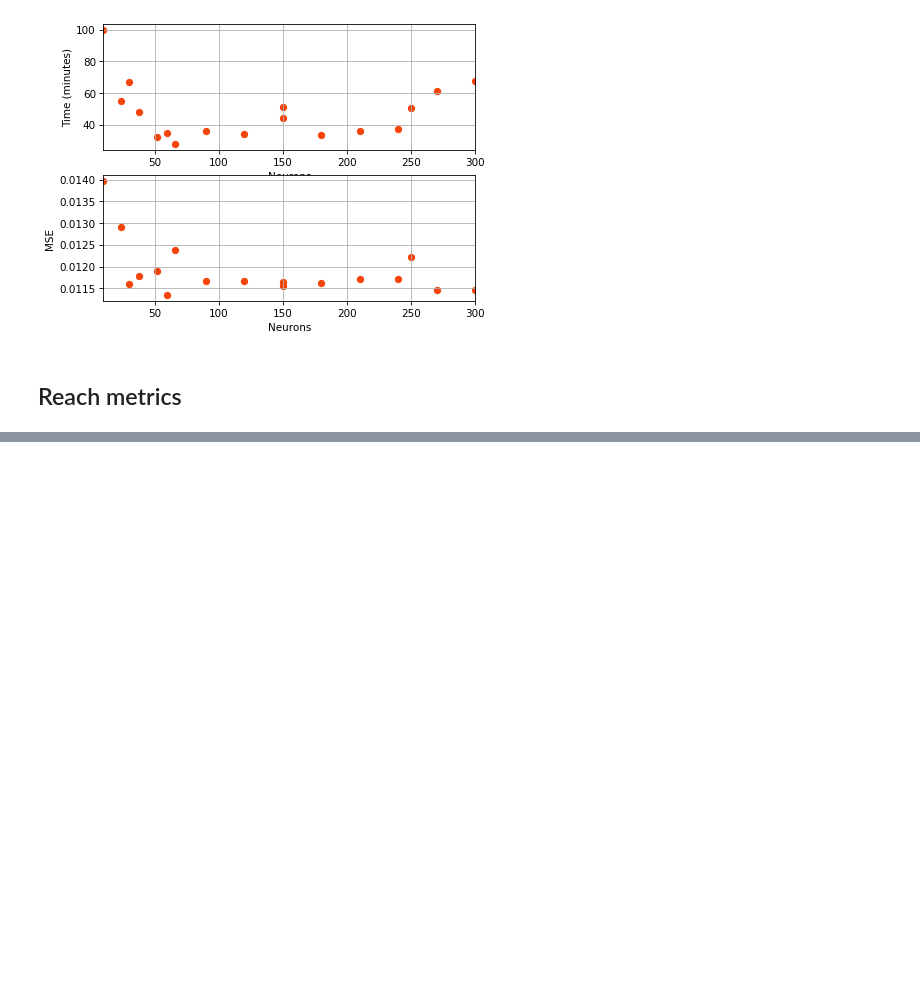
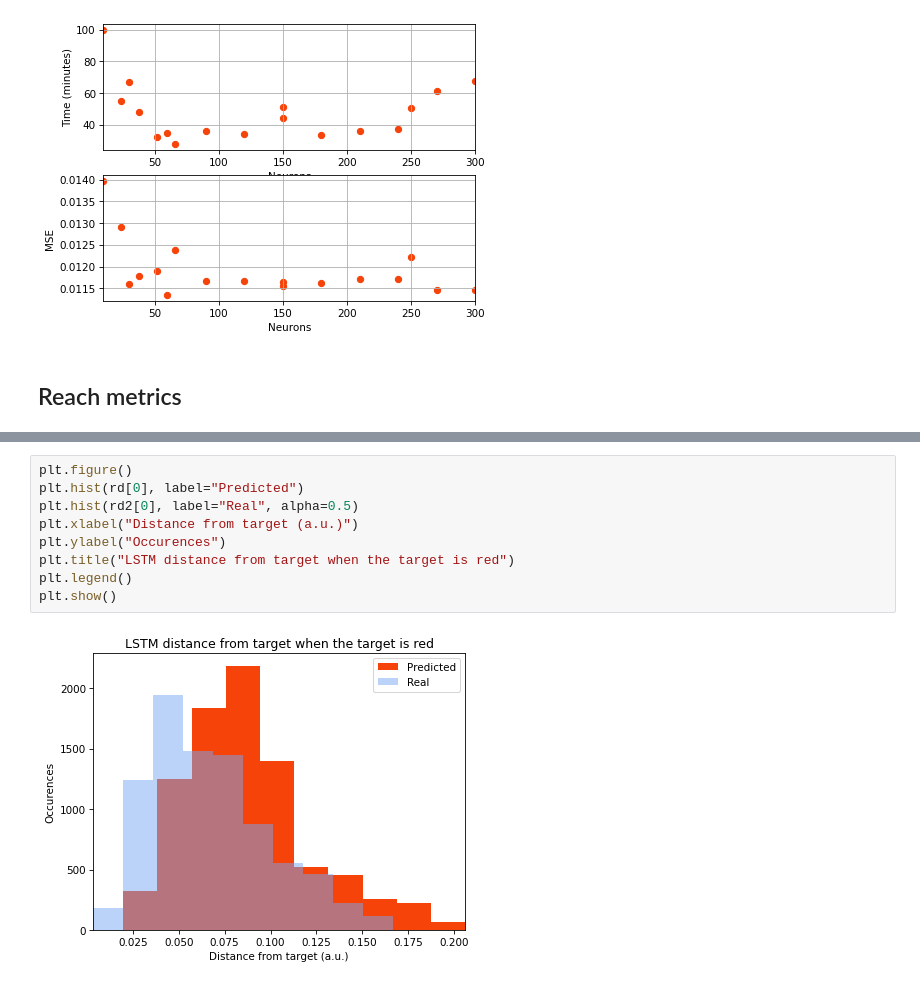
Before and after one commit to PAUL-BERNARD/Bernard2024_ICANN_prosthesis_reservoir, a Jupyter notebook: 3_lstm.ipynb, the cells around one changed output, grey strips where cells are left out. Cells and saved outputs as stored; diff of their text form; blank space fills up the shorter version.

```diff
--- a/3_lstm.ipynb
+++ b/3_lstm.ipynb
@@ -494,0 +580,11 @@ plt.show()
+# %%
+plt.figure()
+plt.hist(rd[0], label="Predicted")
+plt.hist(rd2[0], label="Real", alpha=0.5)
+plt.xlabel("Distance from target (a.u.)")
+plt.ylabel("Occurences")
+plt.title("LSTM distance from target when the target is red")
+plt.legend()
+plt.show()
+# %% [output]
+[figure, added]
```
Also changed, not shown: parts of 15 cells of this notebook.
